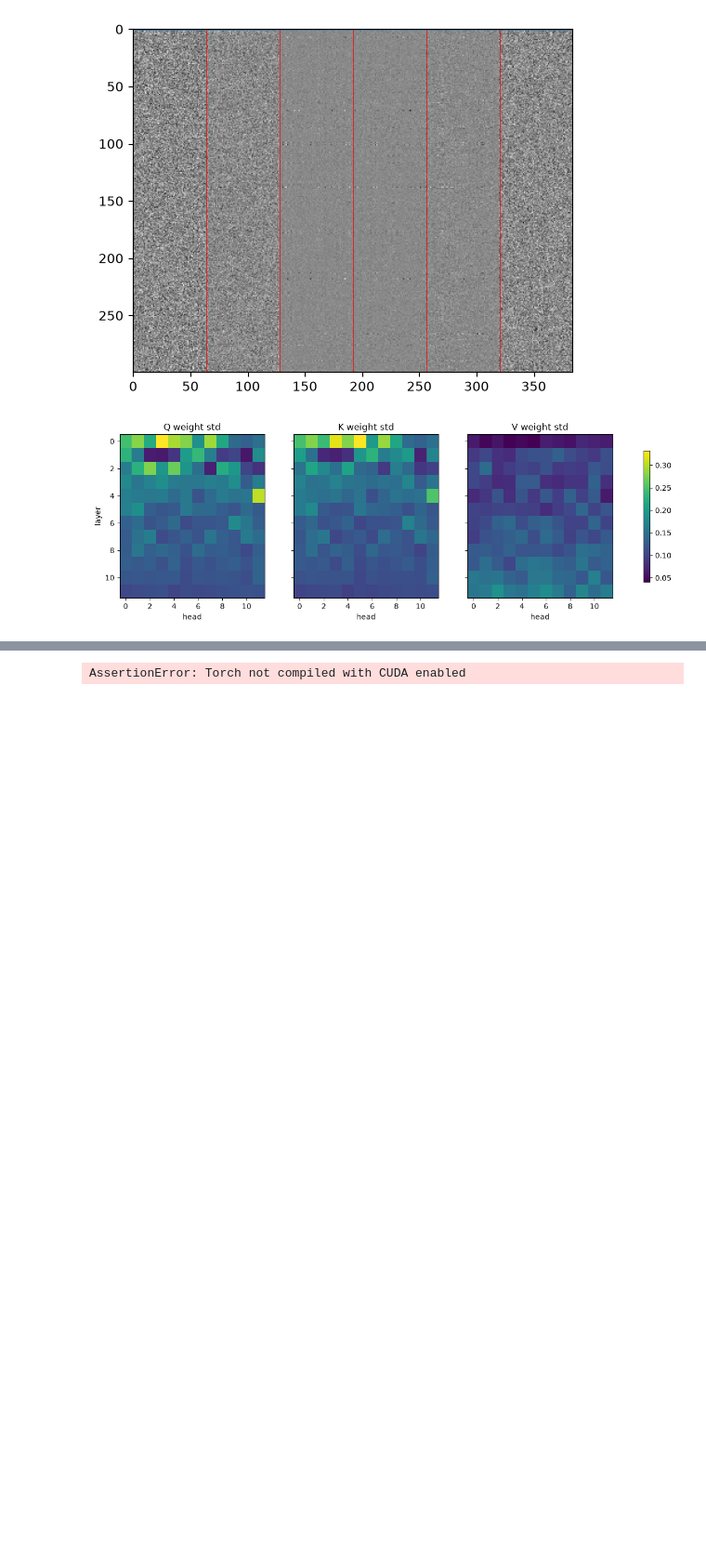
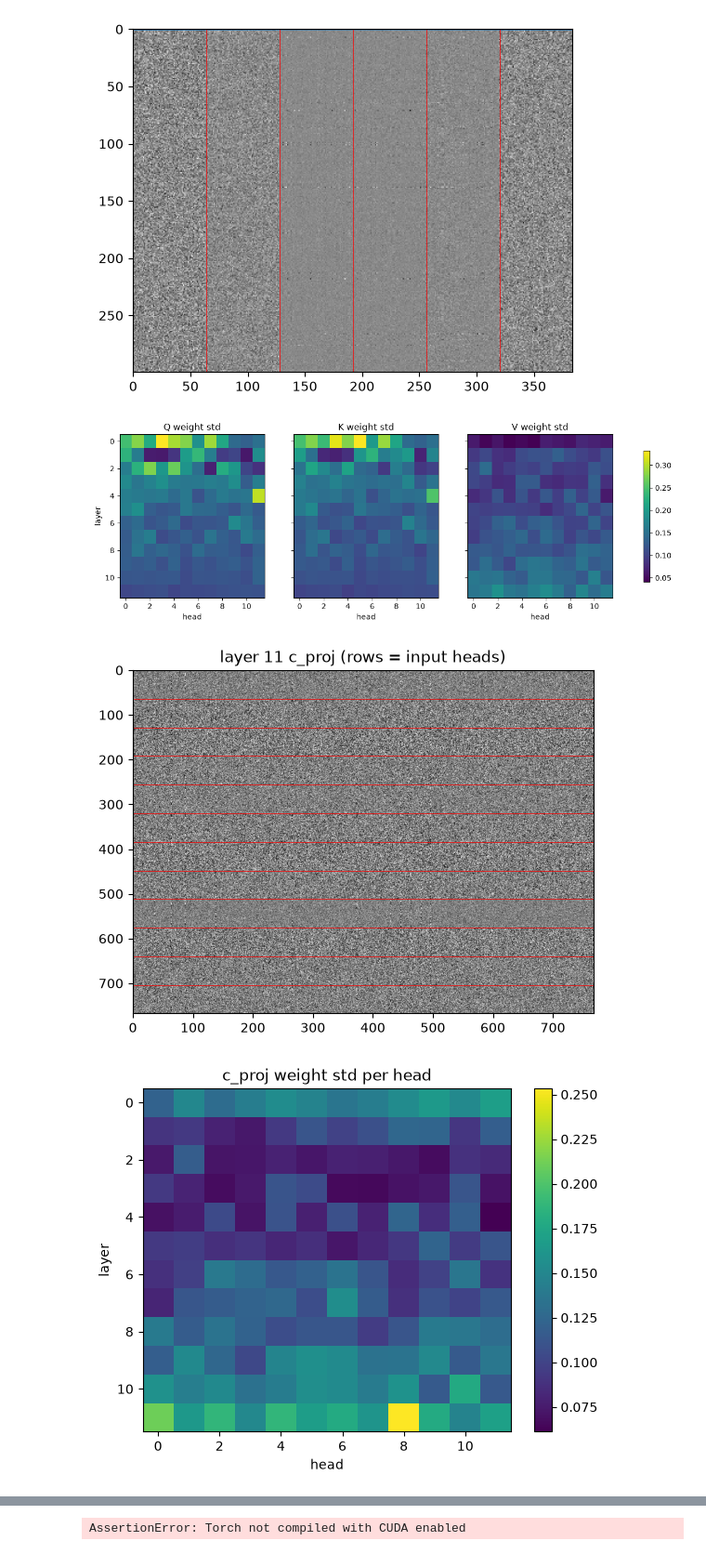
Before and after one commit to benhagg/build-nanogpt, a Jupyter notebook: play.ipynb, the cells around one changed output, grey strips where cells are left out. Shown at 93% size. Drawn from its saved outputs; the diff is of its cells as text; code cells hidden in the pictures; blank space fills up the shorter version.

Commit message:
inspect layer norm and MLP layers
hypothesis for layer norm gain seems to be false

```diff
--- a/play.ipynb
+++ b/play.ipynb
@@ -140,3 +140,26 @@ fig.colorbar(im, ax=axes, shrink=0.8)
 plt.show()
 # %% [output]
 [figure]
+# %%
+# The projection matrix is "mixing" the results of the concatenated multi-headed attention back together and so my hypothesis why we see some variation between every 64 rows is that its influence by the multi headed attention in it this is kind of learning each attention heads tendencies so it can mix them back together effectively
+
+# 1. Raw image of one layer, red lines at head boundaries (rows)
+L = 11
+w = sd_hf[f"transformer.h.{L}.attn.c_proj.weight"]
+plt.imshow(w, cmap="gray", aspect="auto", vmin=-0.3, vmax=0.3)
+for i in range(0, 768, 64):
+    plt.axhline(i, color="r", lw=0.5)
+plt.title(f"layer {L} c_proj (rows = input heads)")
+plt.show()
+
+# 2. Weight scale per head (row-block) across all layers
+stds = torch.stack([
+    sd_hf[f"transformer.h.{L}.attn.c_proj.weight"].reshape(12, 64, 768).std(dim=(1, 2))
+    for L in range(12)
+])                                                    # [layer, head]
+plt.imshow(stds, aspect="auto"); plt.colorbar()
+plt.xlabel("head"); plt.ylabel("layer"); plt.title("c_proj weight std per head")
+plt.show()
+# %% [output]
+[figure, added]
+[figure, added]
```
Also changed, not shown: parts of 6 cells of this notebook.
